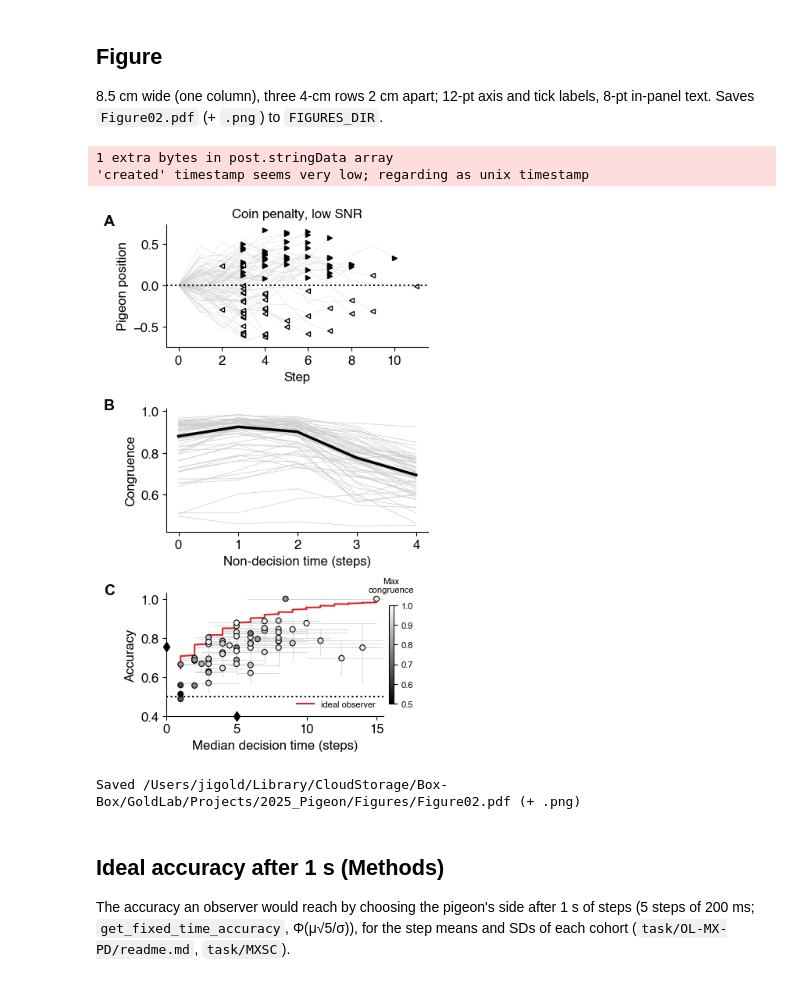
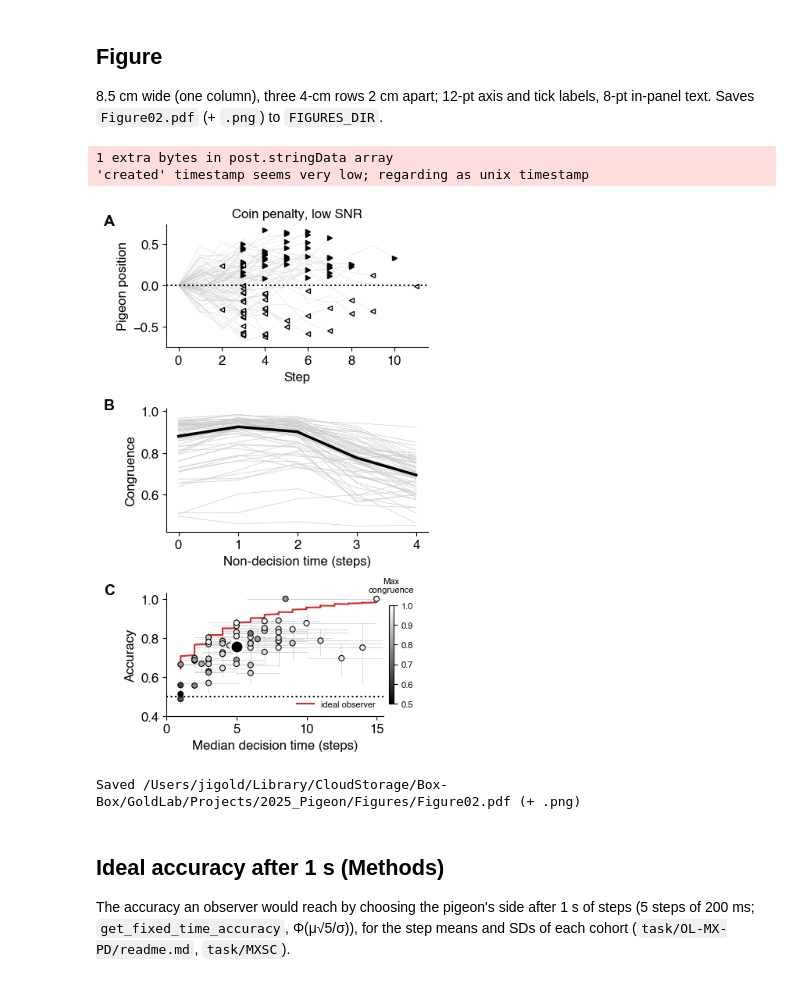
Before and after one commit to TheGoldLab/ms_2026_kalburge_etal_elife, a Jupyter notebook: notebooks/Figure02_performanceSummary.ipynb, the cells around one changed output. Saved outputs shown, nothing was run; the diff lists cells and outputs as text; code cells hidden in the pictures.

Commit message:
Fig 2C: participants' median as the large black circle used in Figs 4-6, replacing the axis diamonds
Co-Authored-By: Claude Opus 5.5 <noreply@anthropic.com>

```diff
--- a/notebooks/Figure02_performanceSummary.ipynb
+++ b/notebooks/Figure02_performanceSummary.ipynb
@@ -260,39 +260,39 @@ ax.errorbar(performance_summary[:, 1], performance_summary[:, 0],
 sc = ax.scatter(performance_summary[:, 1], performance_summary[:, 0],
                  c=max_congruence, cmap='gray', vmin=0.5, vmax=1.0,
                  edgecolors=DATA_COLOR, linewidths=0.8, s=MARKER_SIZE**2, zorder=2)
-ax.plot(0, np.nanmedian(performance_summary[:, 0]), 'd', color=DATA_COLOR, clip_on=False, zorder=3)
-ax.plot(np.nanmedian(performance_summary[:, 1]), 0.4, 'd', color=DATA_COLOR, clip_on=False, zorder=3)
+# Participants' median: large black circle with a white edge, as in Figs 4-6.
+ax.plot(np.nanmedian(performance_summary[:, 1]), np.nanmedian(performance_summary[:, 0]), **MEDIAN_MARKER, zorder=3)
 dt_xlim_hi = np.ceil(np.nanmax(performance_summary[:, 1])) + 0.5
 ax.set_xlim(0, dt_xlim_hi)
 ax.set_ylim(0.4, 1.03)
 ax.set_xlabel('Median decision time (steps)')
 ax.set_ylabel('Accuracy')
 ax.legend(loc='lower right', fontsize=FS_INSET, frameon=False)
 cbar = fig.colorbar(sc, ax=ax, shrink=0.8, pad=0.02)
 # Label above the color scale; pad=12 clears the "1.0" tick at its top.
 cbar.ax.set_title('Max\ncongruence', fontsize=FS_INSET, pad=12)
 cbar.ax.tick_params(labelsize=FS_INSET)
 
 # Letters sit left of the 12-pt tick labels; panel C is narrowed by its colorbar, so its axes-fraction
 # offset is scaled to land at the same distance from the axis as A and B.
 PANEL_DX = -0.24
 add_panel_label(axs[0], 'A', dx=PANEL_DX)
 add_panel_label(axs[1], 'B', dx=PANEL_DX)
 add_panel_label(axs[2], 'C', dx=PANEL_DX * axs[0].get_position().width / axs[2].get_position().width)
 
 for ax in axs:
     ax.spines['top'].set_visible(False)
     ax.spines['right'].set_visible(False)
 
 out = FIGURES_DIR / 'Figure02.pdf'
 fig.savefig(out, dpi=300, bbox_inches='tight')
 fig.savefig(out.with_suffix('.png'), dpi=300, bbox_inches='tight')
 plt.show()
 print(f'Saved {out} (+ .png)')
 # %% [output]
 1 extra bytes in post.stringData array
 'created' timestamp seems very low; regarding as unix timestamp
-[figure, old version]
+[figure, new version]
 Saved /Users/jigold/Library/CloudStorage/Box-Box/GoldLab/Projects/2025_Pigeon/Figures/Figure02.pdf (+ .png)
 # %% [markdown]
 ## Ideal accuracy after 1 s (Methods)
```
Also changed, not shown: parts of 1 cell of this notebook.
